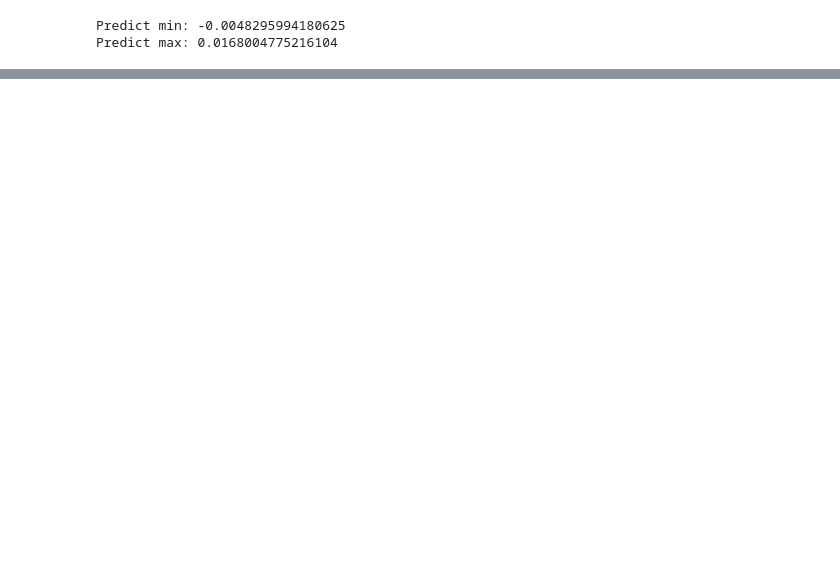
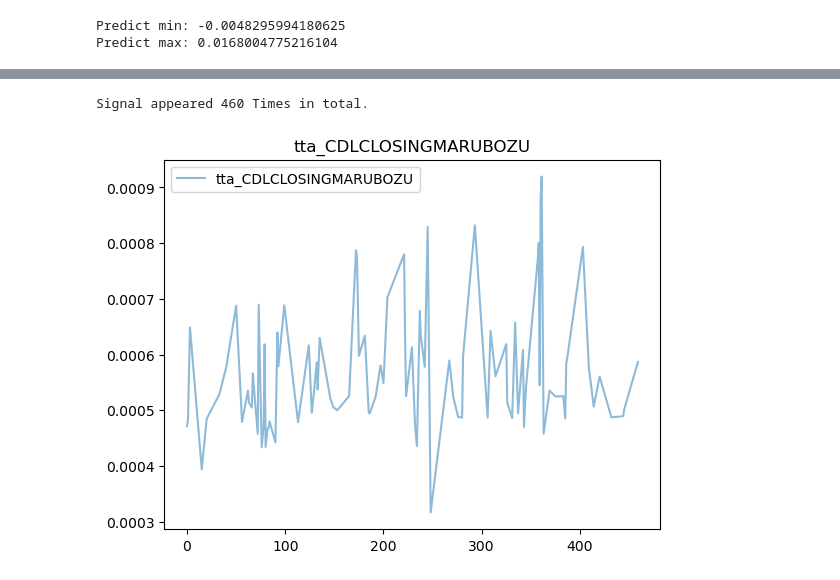
Before and after one commit to Aaron3963/Orient-Securities-2023, a Jupyter notebook: 全因子/result_analysis.ipynb, the cells around one changed output, grey strips where cells are left out. Cells and saved outputs as stored; diff of their text form; code cells hidden in the pictures; blank space fills up the shorter version.

```diff
--- a/全因子/result_analysis.ipynb
+++ b/全因子/result_analysis.ipynb
@@ -111,3 +150,31 @@ def see_interval(df, interval, target):
+# %%
+def categorical_pred_FULL(df, target, truthValues, future_minutes):
+    # df.reset_index(drop= True, inplace=True)
+    # df['Timestamp'] = pd.to_datetime(df['Timestamp'], format='%Y-%m-%d %H:%M:%S')
+    df_time_sort = df.sort_values(by='Timestamp')
+
+    # print(df_time_sort)
+
+    selected_rows = df_time_sort[(df_time_sort[target].isin(truthValues))]
+    print("Signal appeared " + str(selected_rows.shape[0]) + " Times in total.")
+
+    result = []
+    for index, row in selected_rows.iterrows():
+        future_index = index + future_minutes
+
+        if future_index < len(df):
+            future_scores = df.loc[future_minutes+1:future_index, 'Target_Avg_1min']
+            future_average = future_scores.mean()
+
+            result.append(future_average)
+
+        else:
+            print(f"Row {index}: Not enough future rows for average calculation")
+
+    sns.lineplot(data=result, label= target, alpha=0.5)
+
+    plt.title(target)
+    plt.show()
 # %%
 print(quant_analysis_list(df_sorted, 10, 'Target_Avg_1min'))
 # %% [output]
@@ -134,0 +217,5 @@ see_interval(df_sorted, [0,5,9], 'tta_ADOSC_fastperiod_14_slowperiod_9')
+# %%
+categorical_pred_FULL(df_sorted,'tta_CDLCLOSINGMARUBOZU', [100,-100], 1)
+# %% [output]
+Signal appeared 460 Times in total.
+[figure, added]
```
Also changed, not shown: parts of 12 cells of this notebook.
